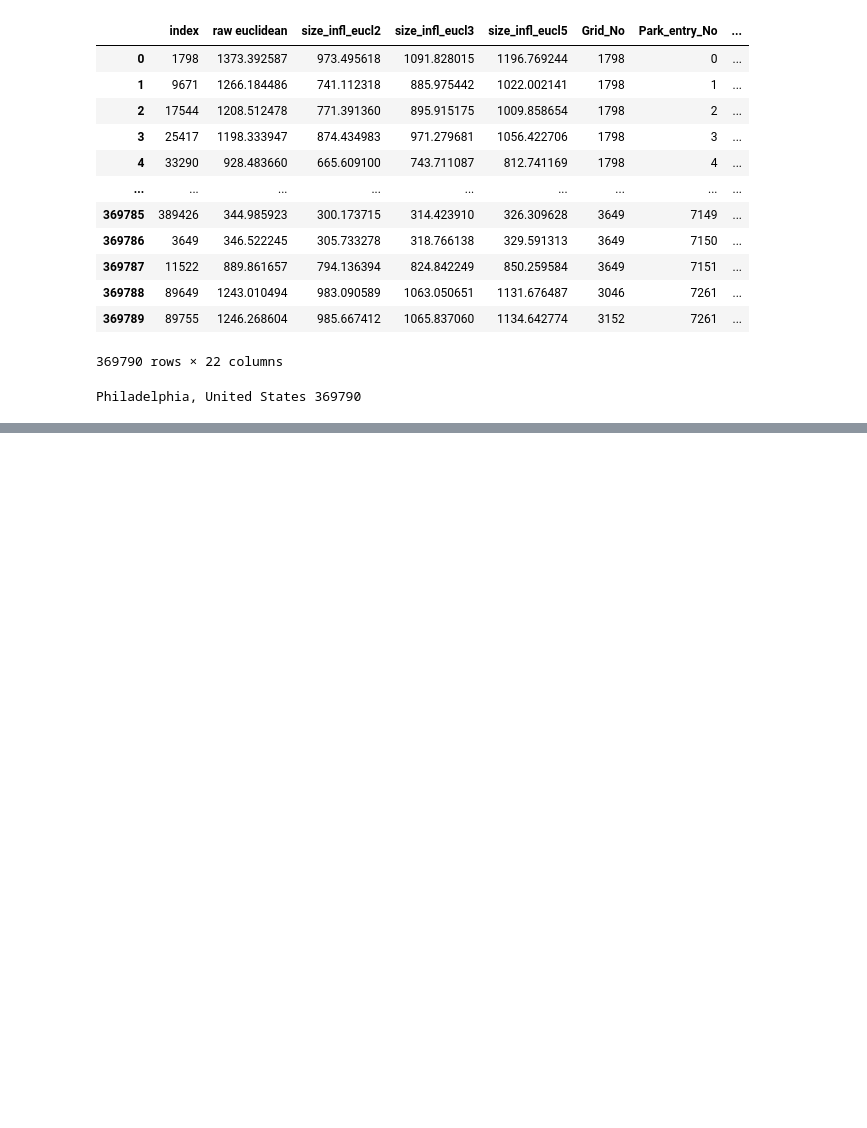
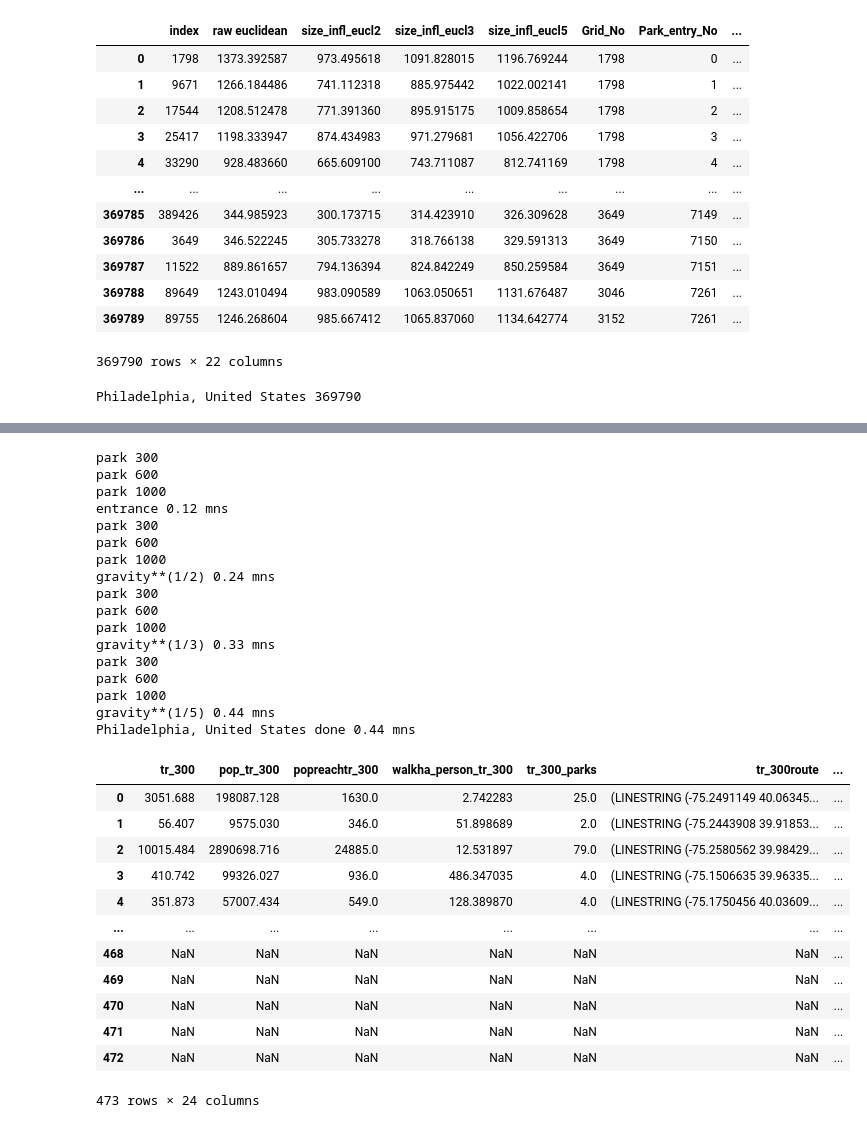
Before and after one commit to Bart-Breekveldt/Urban_Greenspace_Accessibility, a Jupyter notebook: Local Multiple Gravity Model.ipynb, the cells around one changed output, grey strips where cells are left out. Saved outputs shown, nothing was run; the diff lists cells and outputs as text; code cells hidden in the pictures; blank space fills up the shorter version.

```diff
--- a/Local Multiple Gravity Model.ipynb
+++ b/Local Multiple Gravity Model.ipynb
@@ -423,8 +401,12 @@ for l in range(len(cities)):
     # Get the nearest entrance point for the grid centroids
     mat5 = list()
     for i in range(len(output)):
-        nearest = int(roads[l]['geometry'].sindex.nearest(output['Grid_coords_centroid'].iloc[i])[1])
-        mat5.append(roads[l]['osmid'].iloc[nearest])
+        try:
+            nearest = int(roads[l]['geometry'].sindex.nearest(output['Grid_coords_centroid'].iloc[i])[1])
+            mat5.append(roads[l]['osmid'].iloc[nearest])
+        except:
+            nearest = int(roads[l]['geometry'].sindex.nearest(output['Grid_coords_centroid'].iloc[i])[1][0])
+            mat5.append(roads[l]['osmid'].iloc[nearest])
         if i % 250000 == 0: print(round(i/len(output)*100,1),'% gridentry done', round((time.time() - start_time) / 60,2),' mns')
 
     # format resulting dataframe
@@ -853,7 +868,7 @@ for i in range(len(cities)):
 
             # Get the park scores
             prk = pd.DataFrame()
-            prk[[score,'pop_' + score,'popreach'+score]] = str1.groupby('Park_No')[score,'pop' + score,'population'].sum()
+            prk[[score,'pop_' + score,'popreach'+score]] = str1.groupby('Park_No')[score,'pop' + score,'PoP2015_Number'].sum()
 
             prk['walkha_person_' + score] = str1.groupby('Park_No')['walkha_person' + str2].mean()
             prk[score + '_parks'] = str1.groupby('Park_No')['gridpark_no'].count()
@@ -875,42 +890,73 @@ for i in range(len(cities)):
             prk[score+'_access'] = np.select([prk[score] >= t, (prk[score] < t) & (
                 prk[score]>= t/2), (prk[score] < t/2) & (prk[score]> 0), prk[score] <= 0 | prk[score].isna()],
                 ['1 high','2 medium','3 low','4 no'])
 
             parksc = pd.concat([parksc, prk], axis = 1)
 
             prk = gpd.GeoDataFrame(prk, geometry = score+'route', crs = 4326)
 
-            if not os.path.exists('D:Dumps/Scores output WP-OSM/'+str(grid_block_size)+'m grids/Park_lines/'):
-                os.makedirs('D:Dumps/Scores output WP-OSM/'+str(grid_block_size)+'m grids/Park_lines/')
+            if not os.path.exists('D:Dumps/Scores output/Park_lines/'):
+                os.makedirs('D:Dumps/Scores output/Park_lines/')
 
-            prk.to_file('D:Dumps/Scores output WP-OSM/'+str(grid_block_size)+'m grids/Park_lines/parkscore_'+ l1[j] + '_' + str2 + '_' + cities[i] + '.shp')
+            prk.to_file('D:Dumps/Scores output/Park_lines/parkscore_'+ l1[j] + '_' + str2 + '_' + cities[i] + '.shp')
 
             psc = prk.loc[:,~prk.columns.isin([score + 'route'])]
             prksc = pd.concat([prksc, psc])
 
         parks.append(parksc)
 
         prksc = prksc.join(parks_in_range[i]['geometry'])
         prksc = gpd.GeoDataFrame(prksc, geometry = 'geometry', crs = 4326)
 
-        if not os.path.exists('D:Dumps/Scores output WP-OSM/'+str(grid_block_size)+'m grids/Park_geoms/'):
-            os.makedirs('D:Dumps/Scores output WP-OSM/'+str(grid_block_size)+'m grids/Park_geoms/')
+        if not os.path.exists('D:Dumps/Scores output/Park_geoms/'):
+            os.makedirs('D:Dumps/Scores output/Park_geoms/')
 
-        prksc.to_file('D:Dumps/Scores output WP-OSM/'+str(grid_block_size)+'m grids/Park_geoms/parkscore_'+ l1[j] + '_' + cities[i] + '.shp')
+        prksc.to_file('D:Dumps/Scores output/Park_geoms/parkscore_'+ l1[j] + '_' + cities[i] + '.shp')
 
         # Detailed scores to files number of cities * ways to measure = number of files.
         # Different threshold-scores are in the same dataframe
         prksc = prksc.loc[:, prksc.columns!='geometry']
 
-        if not os.path.exists('D:Dumps/Scores output WP-OSM/'+str(grid_block_size)+'m grids/Park_csv/'):
-            os.makedirs('D:Dumps/Scores output WP-OSM/'+str(grid_block_size)+'m grids/Park_csv/')
+        if not os.path.exists('D:Dumps/Scores output/Park_csv/'):
+            os.makedirs('D:Dumps/Scores output/Park_csv/')
 
-        prksc.to_csv('D:/Dumps/Scores output WP-OSM/'+str(grid_block_size)+'m grids/Park_csv/parkscore_'+ l1[j] + '_' + cities[i]+ '.csv')
+        prksc.to_csv('D:/Dumps/Scores output/Park_csv/parkscore_'+ l1[j] + '_' + cities[i]+ '.csv')
 
         print(m1[j], round((time.time() - start_time) / 60,2), 'mns')
     cityparks.append(parks)
     print(cities[i],'done', round((time.time() - start_time) / 60,2), 'mns')
 pd.DataFrame(cityparks[0][0])
+# %% [output]
+park 300
+park 600
+park 1000
+entrance 0.12 mns
+park 300
+park 600
+park 1000
+gravity**(1/2) 0.24 mns
+park 300
+park 600
+park 1000
+gravity**(1/3) 0.33 mns
+park 300
+park 600
+park 1000
+gravity**(1/5) 0.44 mns
+Philadelphia, United States done 0.44 mns
+|  | tr_300 | pop_tr_300 | popreachtr_300 | walkha_person_tr_300 | tr_300_parks | tr_300route | ... |
+| 0 | 3051.688 | 198087.128 | 1630.0 | 2.742283 | 25.0 | (LINESTRING (-75.2491149 40.06345... | ... |
+| 1 | 56.407 | 9575.030 | 346.0 | 51.898689 | 2.0 | (LINESTRING (-75.2443908 39.91853... | ... |
+| 2 | 10015.484 | 2890698.716 | 24885.0 | 12.531897 | 79.0 | (LINESTRING (-75.2580562 39.98429... | ... |
+| 3 | 410.742 | 99326.027 | 936.0 | 486.347035 | 4.0 | (LINESTRING (-75.1506635 39.96335... | ... |
+| 4 | 351.873 | 57007.434 | 549.0 | 128.389870 | 4.0 | (LINESTRING (-75.1750456 40.03609... | ... |
+| ... | ... | ... | ... | ... | ... | ... | ... |
+| 468 | NaN | NaN | NaN | NaN | NaN | NaN | ... |
+| 469 | NaN | NaN | NaN | NaN | NaN | NaN | ... |
+| 470 | NaN | NaN | NaN | NaN | NaN | NaN | ... |
+| 471 | NaN | NaN | NaN | NaN | NaN | NaN | ... |
+| 472 | NaN | NaN | NaN | NaN | NaN | NaN | ... |
+473 rows × 24 columns
 # %%
 # Block 10 get the preferenced parks for each grid (lowest score) for all distance decay variants.
 preference = list([])
```
Also changed, not shown: parts of 8 cells of this notebook.
